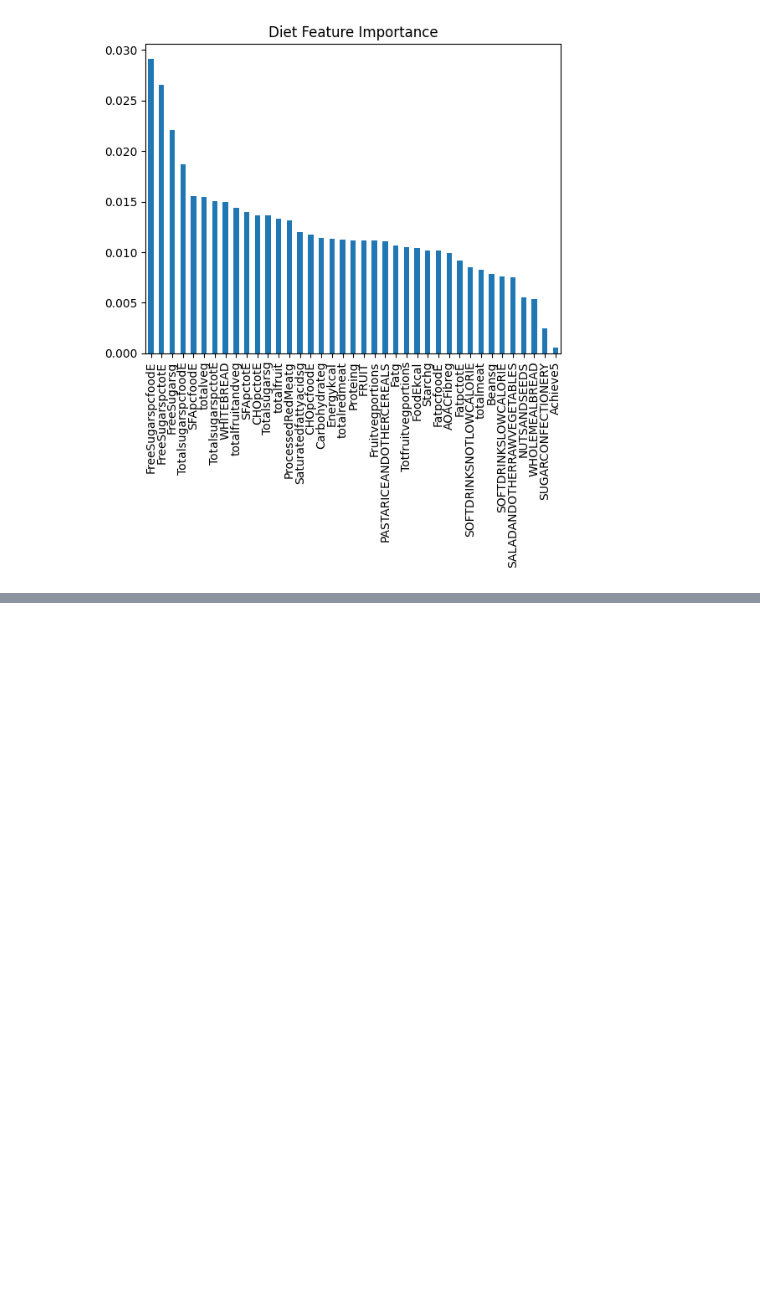
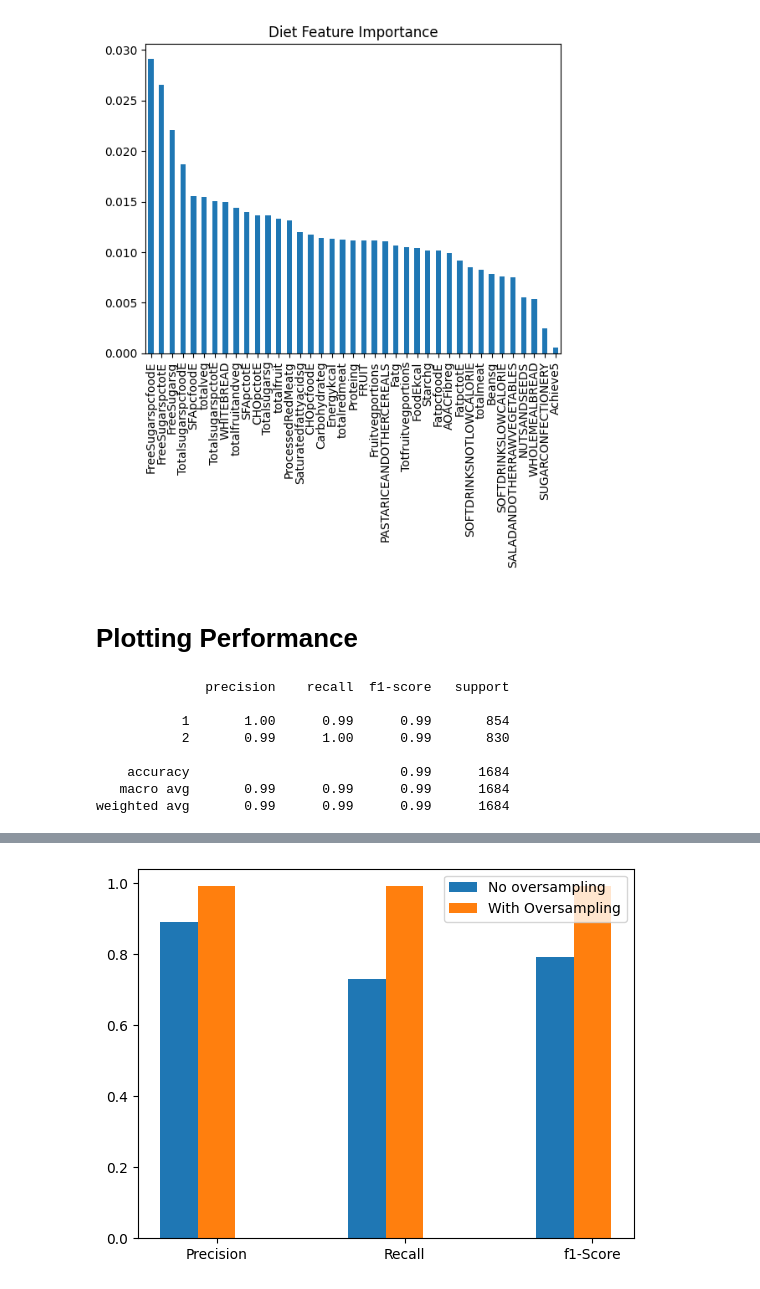
Before and after one commit to LikeMattorSomething/FutureTalentsProjects, a Jupyter notebook: GraceDataMLTests_V2.ipynb, the cells around one changed output, grey strips where cells are left out. Cells and saved outputs as stored; diff of their text form; code cells hidden in the pictures; blank space fills up the shorter version.

```diff
--- a/GraceDataMLTests_V2.ipynb
+++ b/GraceDataMLTests_V2.ipynb
@@ -170,3 +177,40 @@ plt.title("Diet Feature Importance")
 plt.show()
 # %% [output]
 [figure]
+# %% [markdown]
+# Plotting Performance
+# %%
+import matplotlib.pyplot as plt
+
+from sklearn.metrics import precision_score
+from sklearn.metrics import classification_report
+
+print(classification_report(y_test,GSD.predict(X_test_scaled)))
+
+#ModelPerformanceResults = {'Nearest Neightbour': [0.97,0.54,0.56],'Decision Tree':[0.73,0.61,0.64],'Random Forest':[0.89,0.73,0.79]}
+
+ModelPerformanceResults = {'No oversampling': [0.89,0.73,0.79],'With Oversampling':[0.99,0.99,0.99]}
+testDF = pd.DataFrame(data=ModelPerformanceResults)
+
+
+width = 0.2
+x = np.arange(3)
+
+plt.bar(x-width, ModelPerformanceResults['No oversampling'], width)
+plt.bar(x, ModelPerformanceResults['With Oversampling'], width)
+#plt.bar(x+width, ModelPerformanceResults['Random Forest'], width)
+
+
+plt.xticks(x, ['Precision','Recall','f1-Score'])
+plt.legend(['No oversampling','With Oversampling'])
+
+plt.show()
+# %% [output]
+              precision    recall  f1-score   support
+
+           1       1.00      0.99      0.99       854
+           2       0.99      1.00      0.99       830
+
+    accuracy                           0.99      1684
+   macro avg       0.99      0.99      0.99      1684
+weighted avg       0.99      0.99      0.99      1684
@@ -172,0 +218 @@ plt.show()
+[figure, added]
```
Also changed, not shown: parts of 4 cells of this notebook.
